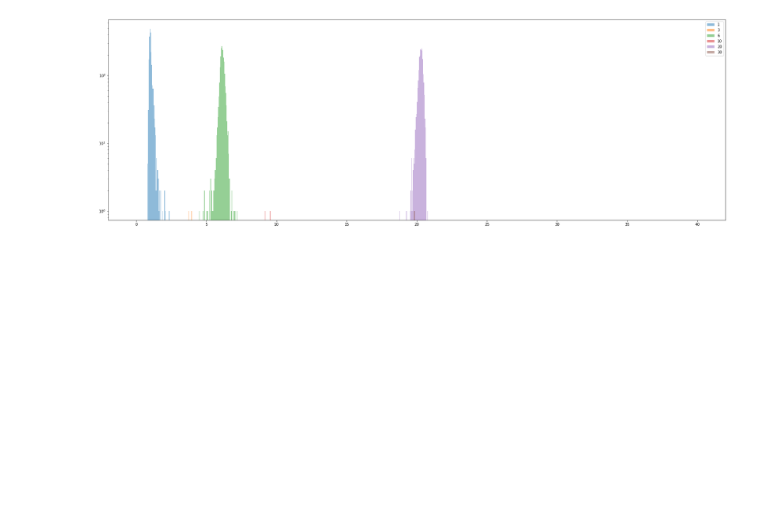
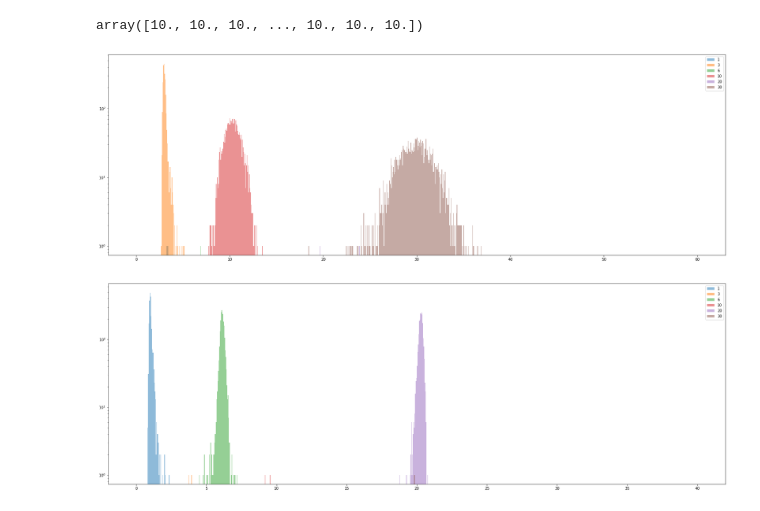
Before and after one commit to KirillRuSS/IDAO-2021-Kirill, a Jupyter notebook: research.ipynb, the cells around one changed output. Drawn from its saved outputs; the diff is of its cells as text; code cells hidden in the pictures; blank space fills up the shorter version.

```diff
--- a/research.ipynb
+++ b/research.ipynb
@@ -20,7 +20,7 @@ from utils.dataset import get_train_data, get_test_data
 
 plt.rcParams["figure.figsize"] = (10, 10)
 # %%
-x, y = get_train_data(available_energy_values=[1, 3, 6, 20, 30])
+x, y = get_train_data(available_energy_values=[1, 3, 6, 10, 20, 30])
 x = np.array(x)
 y = np.array(y)[:, 1].reshape((-1, 1)).astype(np.float)
 
@@ -28,6 +28,21 @@ model = k.models.load_model('model.h5')
 r = model.predict(x)
 y=y.reshape(-1)
 r=r.reshape(-1)
+# %%
+y[y==10]
+# %% [output]
+array([10., 10., 10., ..., 10., 10., 10.])
+# %%
+plt.rcParams["figure.figsize"] = (30, 10)
+#plt.hist(r.reshape(-1), log=True, bins=300, alpha=0.5)
+
+for v in [1, 3, 6, 10, 20, 30]:
+    plt.hist(r[y==v], log=True, bins=1000, range=(0, 60), alpha=0.5, label=str(v))
+plt.legend()
+
+plt.show()
+# %% [output]
+[figure, added]
 # %%
 plt.rcParams["figure.figsize"] = (30, 10)
 #plt.hist(r.reshape(-1), log=True, bins=300, alpha=0.5)
```
Also changed, not shown: 12 other files.
